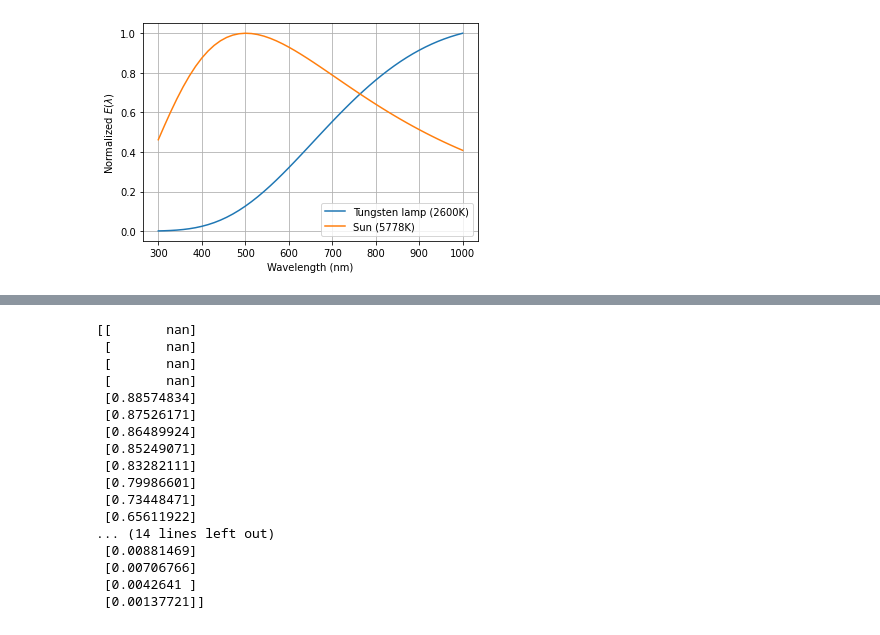
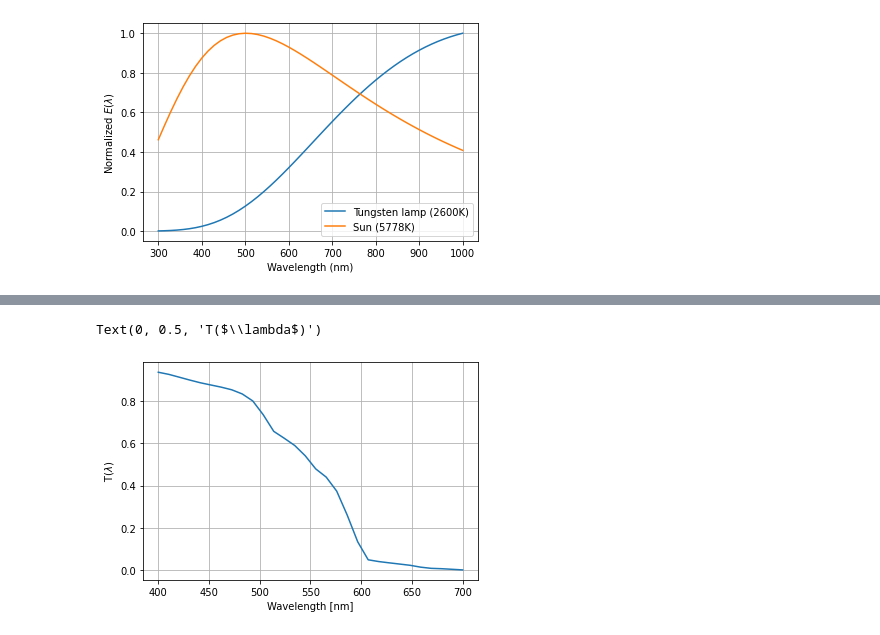
Before and after one commit to petercorke/machinevision-toolbox-python, a Jupyter notebook: machinevisiontoolbox/chap10.ipynb, the cells around one changed output, grey strips where cells are left out. Drawn from its saved outputs; the diff is of its cells as text; code cells hidden in the pictures.

```diff
--- a/machinevisiontoolbox/chap10.ipynb
+++ b/machinevisiontoolbox/chap10.ipynb
@@ -68,27 +81,15 @@ The PostScript backend does not support transparency; partially transparent arti
 # %%
 lam_water = np.linspace(400,700,30)
-water_spectrum = loadspectrum(lam_water * nm,'data/water')
+water_spectrum = color.loadspectrum(lam_water * nm,(Path('data') / 'water').as_posix())
 d = 5.0
-T = 10.0**(- water_spectrum.ir * d)
+T = 10.0**(- water_spectrum.s * d)
 
-print(T)
-# T = 10.^(-A*d), where A = water_spectrum.ir
-# plot (lambda, T)
+plt.plot(lam_water, T)
+plt.grid()
+plt.xlabel('Wavelength [nm]')
+plt.ylabel(r'T($\lambda$)')
+
+# TODO looks a bit different from 10.3b - is it the data, interpolation method, or plotting?
 # %% [output]
-[[       nan]
- [       nan]
- [       nan]
- [       nan]
- [0.88574834]
- [0.87526171]
- [0.86489924]
- [0.85249071]
- [0.83282111]
- [0.79986601]
- [0.73448471]
- [0.65611922]
-... (14 lines left out)
- [0.00881469]
- [0.00706766]
- [0.0042641 ]
- [0.00137721]]
+Text(0, 0.5, 'T($\\lambda$)')
+[figure, added]
```
Also changed, not shown: parts of 5 cells of this notebook, 3 other files.
